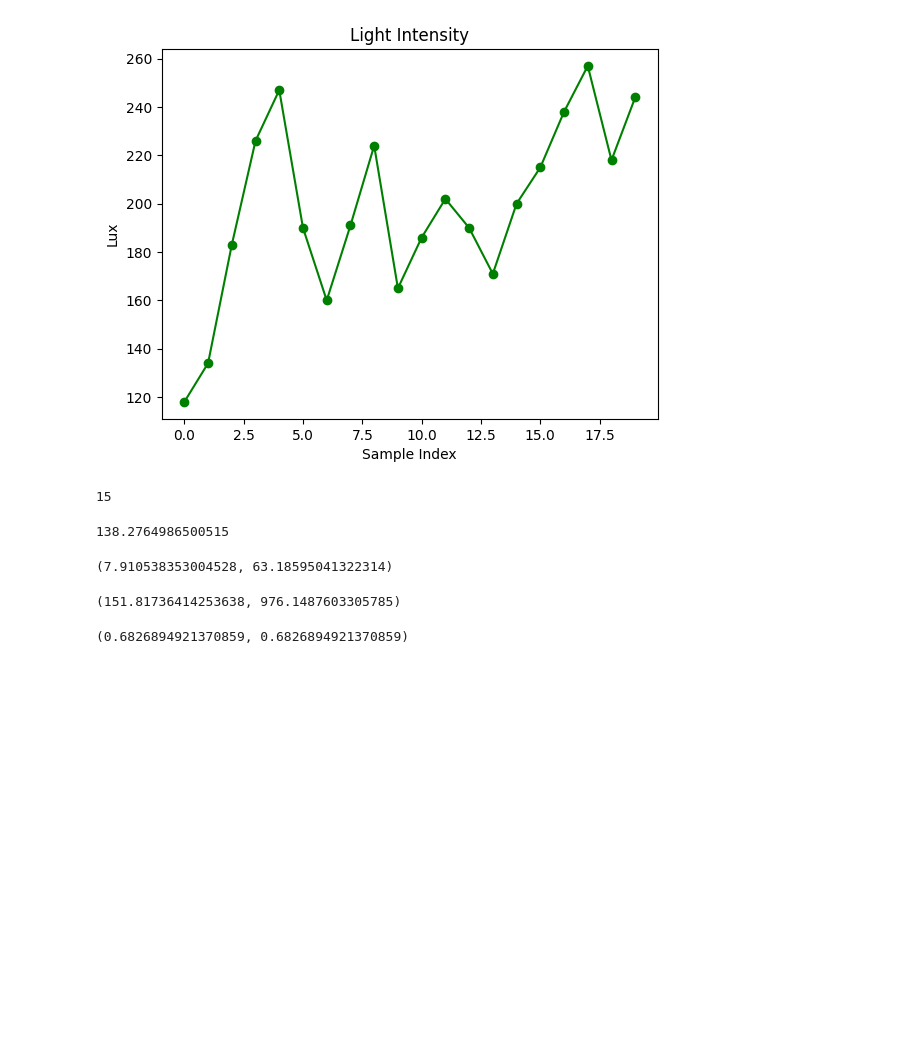
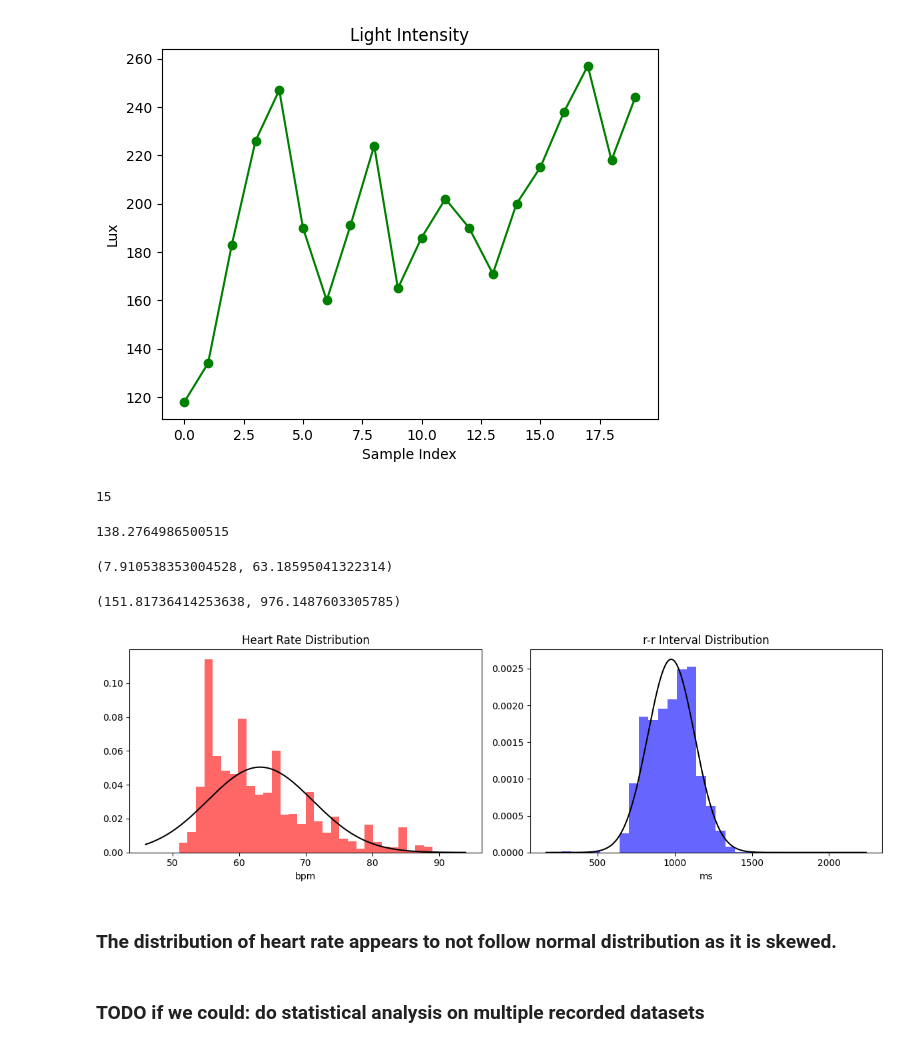
Before and after one commit to 0903oliver-ui/mobile_health, a Jupyter notebook: lib/pythonVis/dbVisualiser.ipynb, the cells around one changed output. Drawn from its saved outputs; the diff is of its cells as text; code cells hidden in the pictures; blank space fills up the shorter version.

Commit message:
added crude rudimentary statistical analysis bordeline not

```diff
--- a/lib/pythonVis/dbVisualiser.ipynb
+++ b/lib/pythonVis/dbVisualiser.ipynb
@@ -107,11 +108,39 @@ np.std(hr), np.mean(hr)
 np.std(rr), np.mean(rr)
 # %% [output]
 (151.81736414253638, 976.1487603305785)
-# %%
-#probability of being one std away from mean
-from scipy.stats import norm
-prob_hr = norm.cdf(1) - norm.cdf(-1)
-prob_rr = norm.cdf(1) - norm.cdf(-1)
-prob_hr*100, prob_rr*100
-# %% [output]
-(0.6826894921370859, 0.6826894921370859)
+# %%
+#distribution analysis of hr and rr
+#distribution of hr
+hr_mean = np.mean(hr)
+hr_std = np.std(hr)
+hr_distribution = norm(loc=hr_mean, scale=hr_std)
+
+#distribution of rr
+rr_mean = np.mean(rr)
+rr_std = np.std(rr)
+rr_distribution = norm(loc=rr_mean, scale=rr_std)
+
+fig, axes = plt.subplots(1, 2, figsize=(12, 4))
+
+# HR
+axes[0].hist(hr, bins=30, density=True, alpha=0.6, color='red')
+x_hr = np.linspace(min(hr)-5, max(hr)+5, 200)
+axes[0].plot(x_hr, hr_distribution.pdf(x_hr), color='black')
+axes[0].set_title('Heart Rate Distribution')
+axes[0].set_xlabel('bpm')
+
+# RR
+axes[1].hist(rr, bins=30, density=True, alpha=0.6, color='blue')
+x_rr = np.linspace(min(rr)-100, max(rr)+100, 200)
+axes[1].plot(x_rr, rr_distribution.pdf(x_rr), color='black')
+axes[1].set_title('r-r Interval Distribution')
+axes[1].set_xlabel('ms')
+
+plt.tight_layout()
+plt.show()
+# %% [output]
+[figure, added]
+# %% [markdown]
+### The distribution of heart rate appears to not follow normal distribution as it is skewed.
+# %% [markdown]
+### TODO if we could: do statistical analysis on multiple recorded datasets
```
Also changed, not shown: parts of 2 cells of this notebook, 2 other files.
